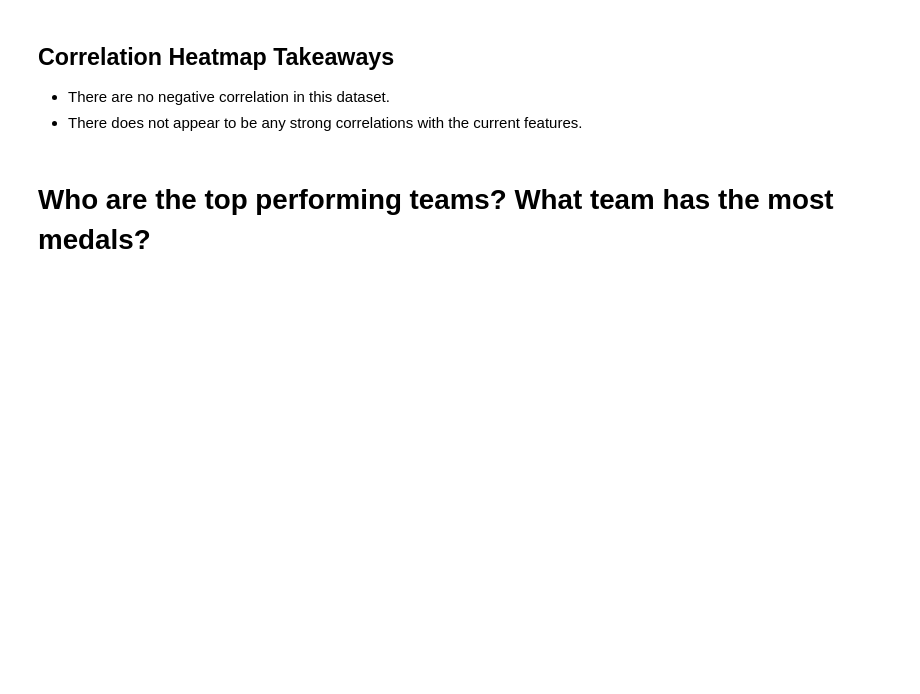
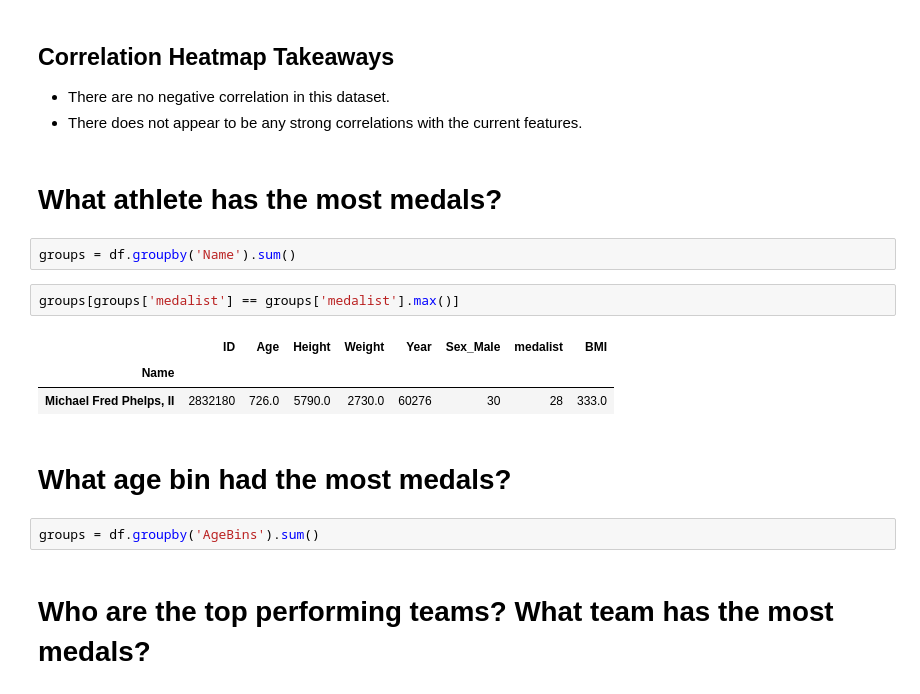
Before and after one commit to michael-haerle/olympic_dataset, a Jupyter notebook: final_notebook.ipynb, the cells around one changed output. Saved outputs shown, nothing was run; the diff lists cells and outputs as text; blank space fills up the shorter version.

```diff
--- a/final_notebook.ipynb
+++ b/final_notebook.ipynb
@@ -100,6 +100,20 @@ explore.correlation_heatmap(train)
 ## Correlation Heatmap Takeaways
 - There are no negative correlation in this dataset.
 - There does not appear to be any strong correlations with the current features.
+# %% [markdown]
+# What athlete has the most medals?
+# %%
+groups = df.groupby('Name').sum()
+# %%
+groups[groups['medalist'] == groups['medalist'].max()]
+# %% [output]
+|  | ID | Age | Height | Weight | Year | Sex_Male | medalist | BMI |
+| Name |  |  |  |  |  |  |  |  |
+| Michael Fred Phelps, II | 2832180 | 726.0 | 5790.0 | 2730.0 | 60276 | 30 | 28 | 333.0 |
+# %% [markdown]
+# What age bin had the most medals?
+# %%
+groups = df.groupby('AgeBins').sum()
 # %% [markdown]
 # Who are the top performing teams? What team has the most medals?
 # %%
```
